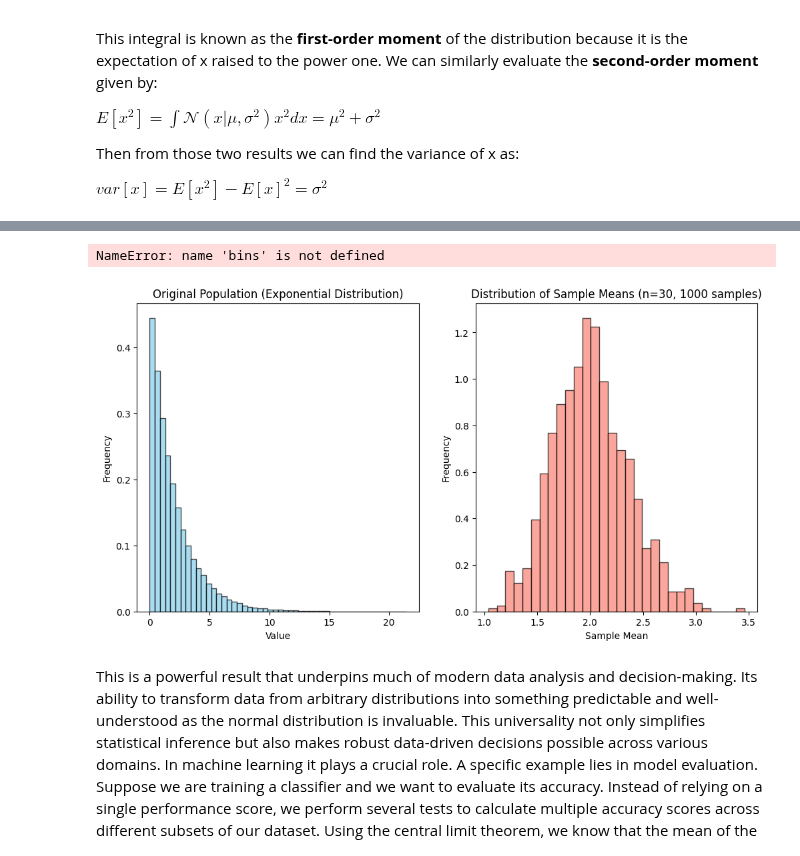
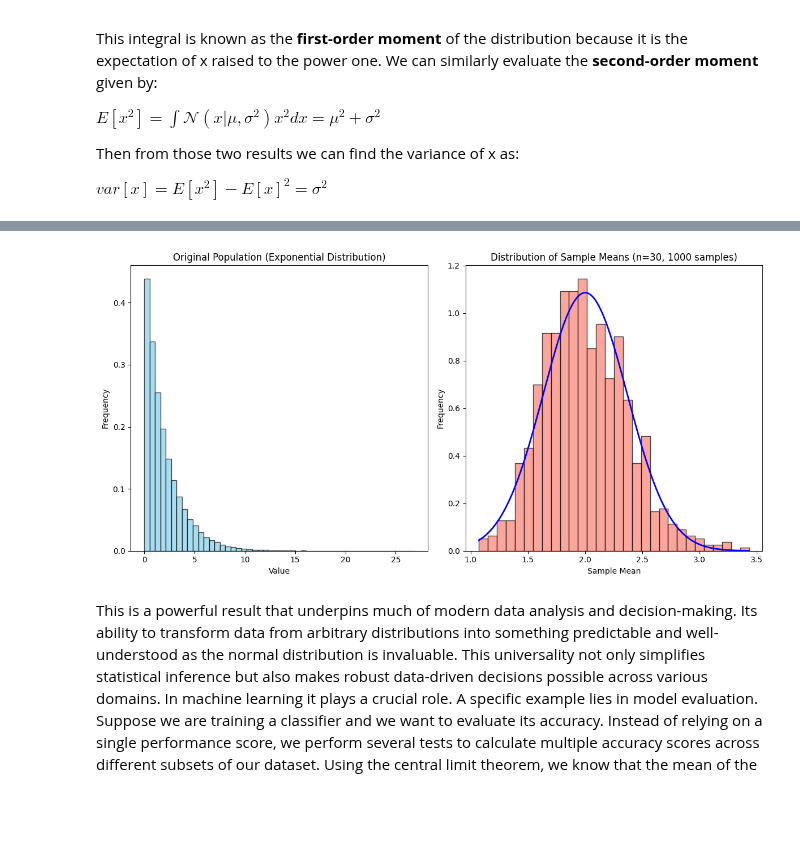
Before and after one commit to riccardoberta/machine-learning, a Jupyter notebook: Appendix B.3 - Probability/notes.ipynb, the cells around one changed output, grey strips where cells are left out. Cells and saved outputs as stored; diff of their text form; code cells hidden in the pictures; blank space fills up the shorter version.

```diff
--- a/Appendix B.3 - Probability/notes.ipynb
+++ b/Appendix B.3 - Probability/notes.ipynb
@@ -642,36 +642,35 @@ for _ in range(num_samples):
     sample_means.append(np.mean(sample))
 
 # calculate the mean and standard deviation of the sample means
 mu = np.mean(sample_means)
 std = np.std(sample_means)
 
 # plot the results
 plt.figure(figsize=(12, 6))
 
 # plot the original population
 plt.subplot(1, 2, 1)
 plt.hist(population, bins=50, density=True, color='skyblue', edgecolor='black', alpha=0.7)
 plt.title("Original Population (Exponential Distribution)")
 plt.xlabel("Value")
 plt.ylabel("Frequency")
 
 # plot the sample means
 plt.subplot(1, 2, 2)
 plt.hist(sample_means, bins=30, density=True, color='salmon', edgecolor='black', alpha=0.7)
 plt.title(f"Distribution of Sample Means (n={sample_size}, {num_samples} samples)")
 plt.xlabel("Sample Mean")
 plt.ylabel("Frequency")
 
 # overlay normal distribution fit
-x = np.linspace(min(bins), max(bins), 1000)
+x = np.linspace(min(sample_means), max(sample_means), 1000)
 y = norm.pdf(x, loc=mu, scale=std)  # Probability density function
 plt.plot(x, y, color='blue', linewidth=2, label="Normal Distribution Fit")
 
 plt.tight_layout()
 plt.show()
 # %% [output]
-NameError: name 'bins' is not defined
-[figure, old version]
+[figure, new version]
 # %% [markdown]
 This is a powerful result that underpins much of modern data analysis and decision-making. Its ability to transform data from arbitrary distributions into something predictable and well-understood as the normal distribution is invaluable. This universality not only simplifies statistical inference but also makes robust data-driven decisions possible across various domains. In machine learning it plays a crucial role. A specific example lies in model evaluation. Suppose we are training a classifier and we want to evaluate its accuracy. Instead of relying on a single performance score, we perform several tests to calculate multiple accuracy scores across different subsets of our dataset. Using the central limit theorem, we know that the mean of the accuracy scores follows a normal distribution, even if the accuracy scores themselves are not normally distributed and the standard error of the mean can be calculated as well. So we can construct a confidence interval for the true accuracy of the model.
 # %% [markdown]
```
Also changed, not shown: parts of 15 cells of this notebook, 21 other files.
